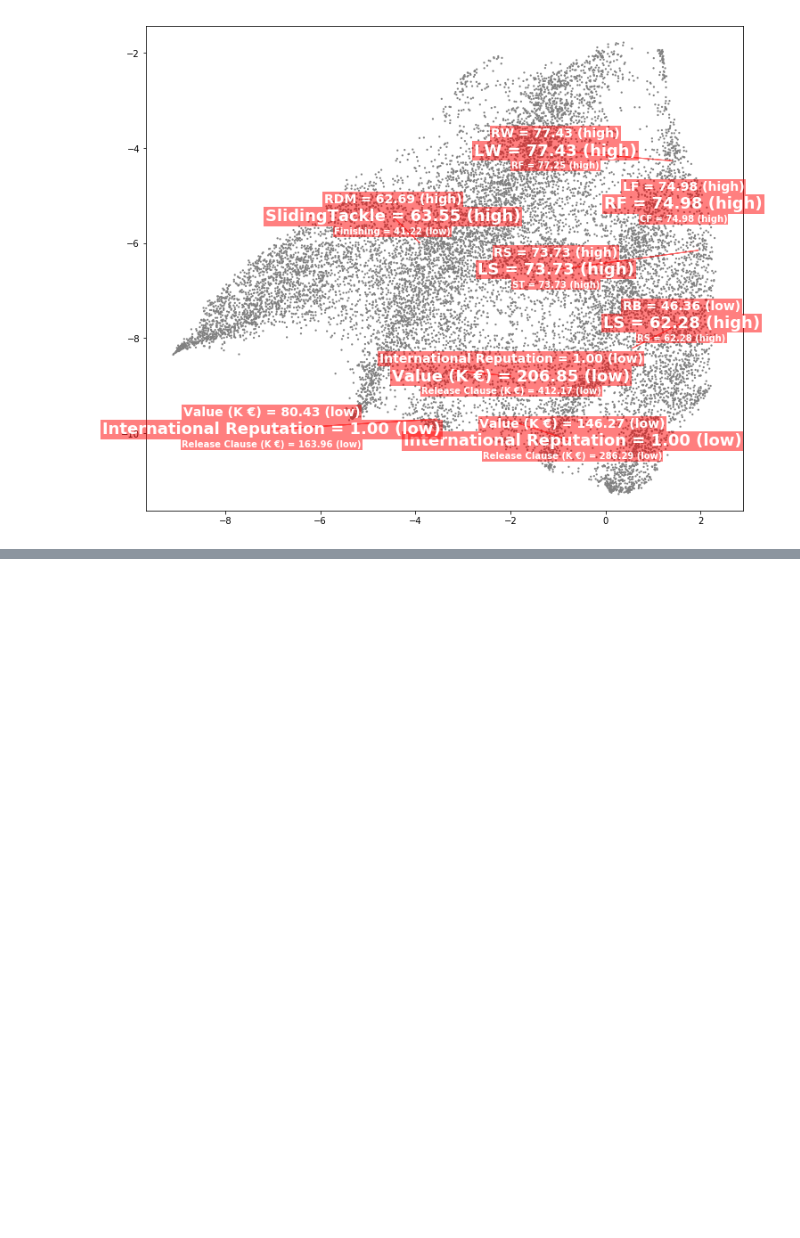
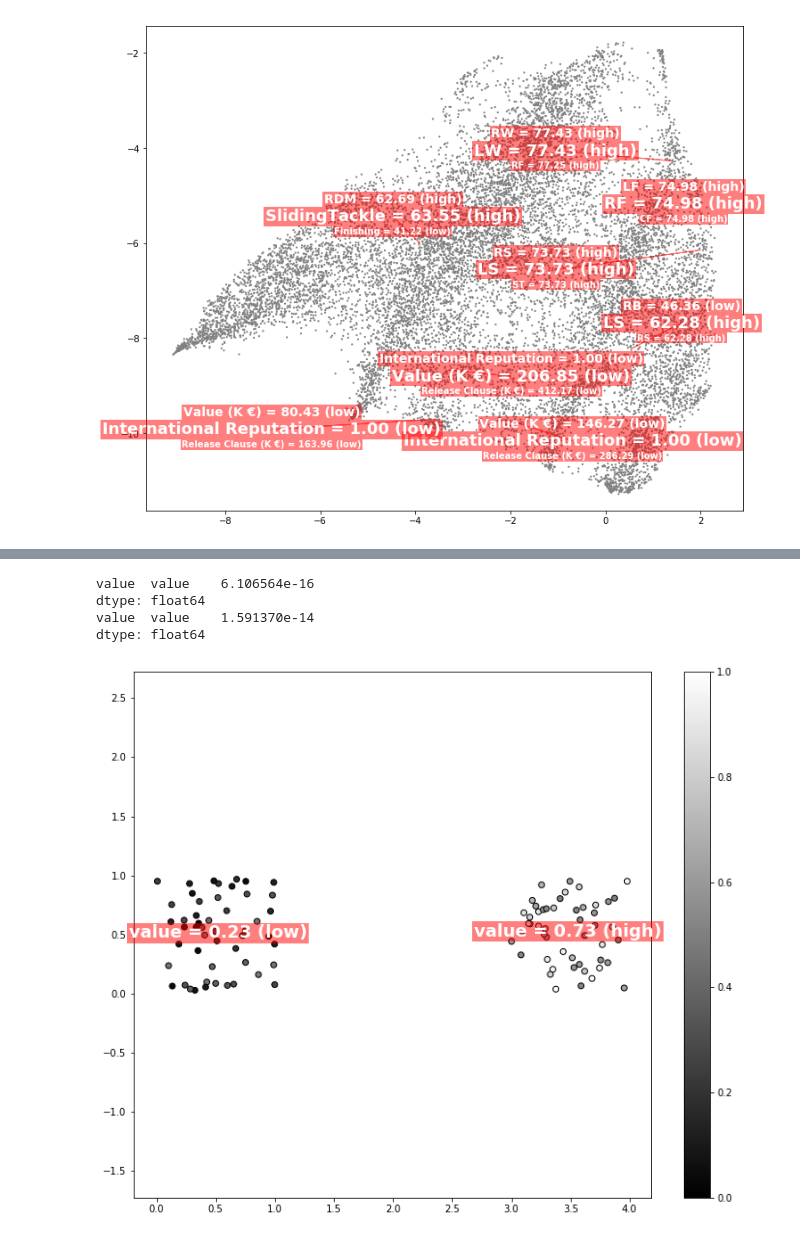
Before and after one commit to simejanko/mag-multidim-proj-visualisation, a Jupyter notebook: showcases/tab_exploration.ipynb, the cells around one changed output, grey strips where cells are left out. Cells and saved outputs as stored; diff of their text form; code cells hidden in the pictures; blank space fills up the shorter version.

```diff
--- a/showcases/tab_exploration.ipynb
+++ b/showcases/tab_exploration.ipynb
@@ -477,0 +503,30 @@ fig, ax = tab_explorer.plot_static(avoid_overlaps=True, plot_labels=True,s=5, li
+# %%
+values = np.array([0.0,1.0]*50)
+values += np.random.uniform(low=-0.5, high=0.5, size=values.shape)
+values -= np.min(values)
+values /= np.max(values)
+
+df = pd.DataFrame({'value':values})
+X_em = np.array([[0.0,0.0], [3.0,0]]*50)
+clusters = np.array([0,1]*50)
+
+X_em += np.random.uniform(size=X_em.shape)
+# %%
+tab_explorer = TabExplorer(p_threshold=0.5, fdr_correction=False, min_cluster_size=1)
+tab_explorer.fit(df, X_em, clusters)
+
+fig, ax = tab_explorer.plot_static(plot_labels=True, c=[[v]*3 for v in values])
+#save_plot('colors.pdf', fig=fig)
+
+from matplotlib import cm,colors
+mp = cm.ScalarMappable(norm=colors.Normalize(0,1), cmap='gray')
+mp.set_array(values)
+plt.colorbar(mp)
+#save_plot('values.pdf', fig=fig,show_axis=True)
+plt.show()
+# %% [output]
+value  value    6.106564e-16
+dtype: float64
+value  value    1.591370e-14
+dtype: float64
+[figure, added]
```
Also changed, not shown: parts of 3 cells of this notebook.
